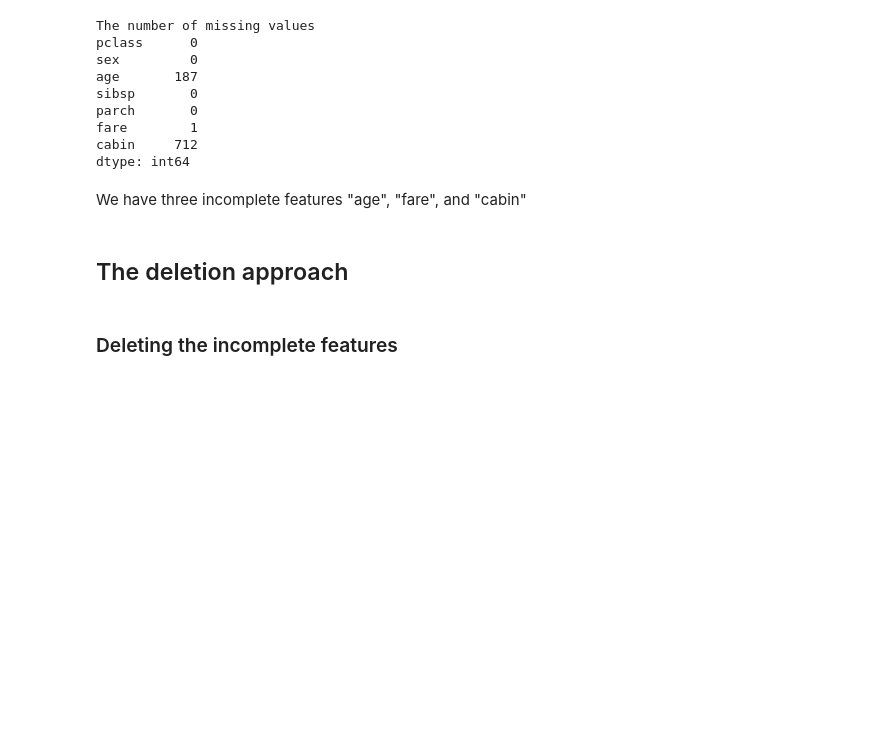
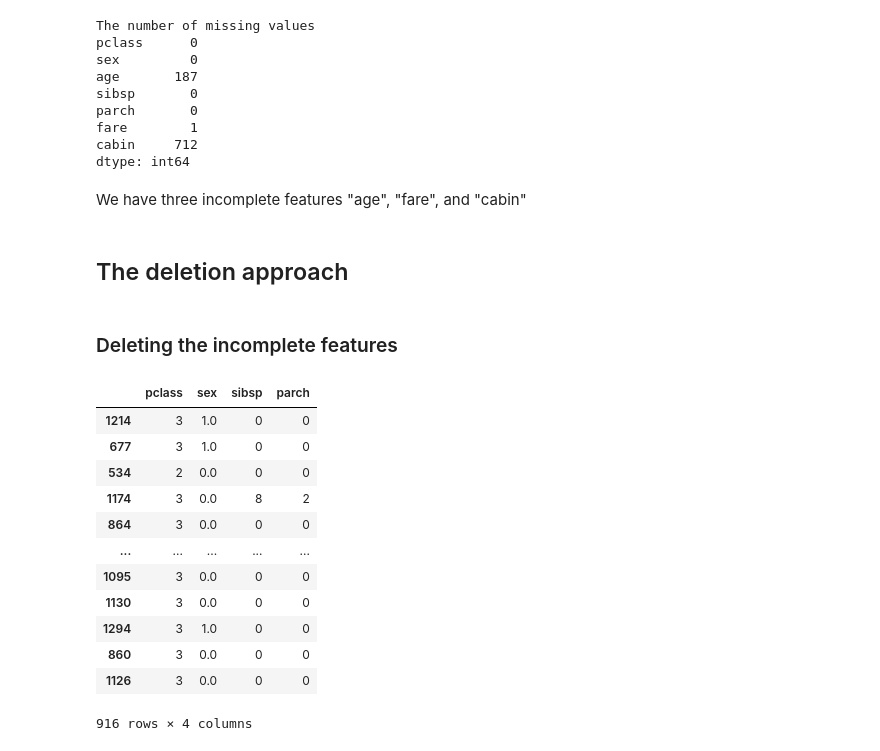
Before and after one commit to buianhtuyet05/ueh25-ktlt-eco, a Jupyter notebook: buoi6_250923/Untitled.ipynb, the cells around one changed output. Saved outputs shown, nothing was run; the diff lists cells and outputs as text; code cells hidden in the pictures; blank space fills up the shorter version.

```diff
--- a/buoi6_250923/Untitled.ipynb
+++ b/buoi6_250923/Untitled.ipynb
@@ -188,3 +188,21 @@ We have three incomplete features "age", "fare", and "cabin"
 ## The deletion approach
 # %% [markdown]
 ### Deleting the incomplete features
+# %%
+X_titanic_train_complete=X_titanic_train_encoded.copy()
+X_titanic_train_complete.dropna(axis=1, inplace=True)
+X_titanic_train_complete
+# %% [output]
+|  | pclass | sex | sibsp | parch |
+| 1214 | 3 | 1.0 | 0 | 0 |
+| 677 | 3 | 1.0 | 0 | 0 |
+| 534 | 2 | 0.0 | 0 | 0 |
+| 1174 | 3 | 0.0 | 8 | 2 |
+| 864 | 3 | 0.0 | 0 | 0 |
+| ... | ... | ... | ... | ... |
+| 1095 | 3 | 0.0 | 0 | 0 |
+| 1130 | 3 | 0.0 | 0 | 0 |
+| 1294 | 3 | 1.0 | 0 | 0 |
+| 860 | 3 | 0.0 | 0 | 0 |
+| 1126 | 3 | 0.0 | 0 | 0 |
+916 rows × 4 columns
```
